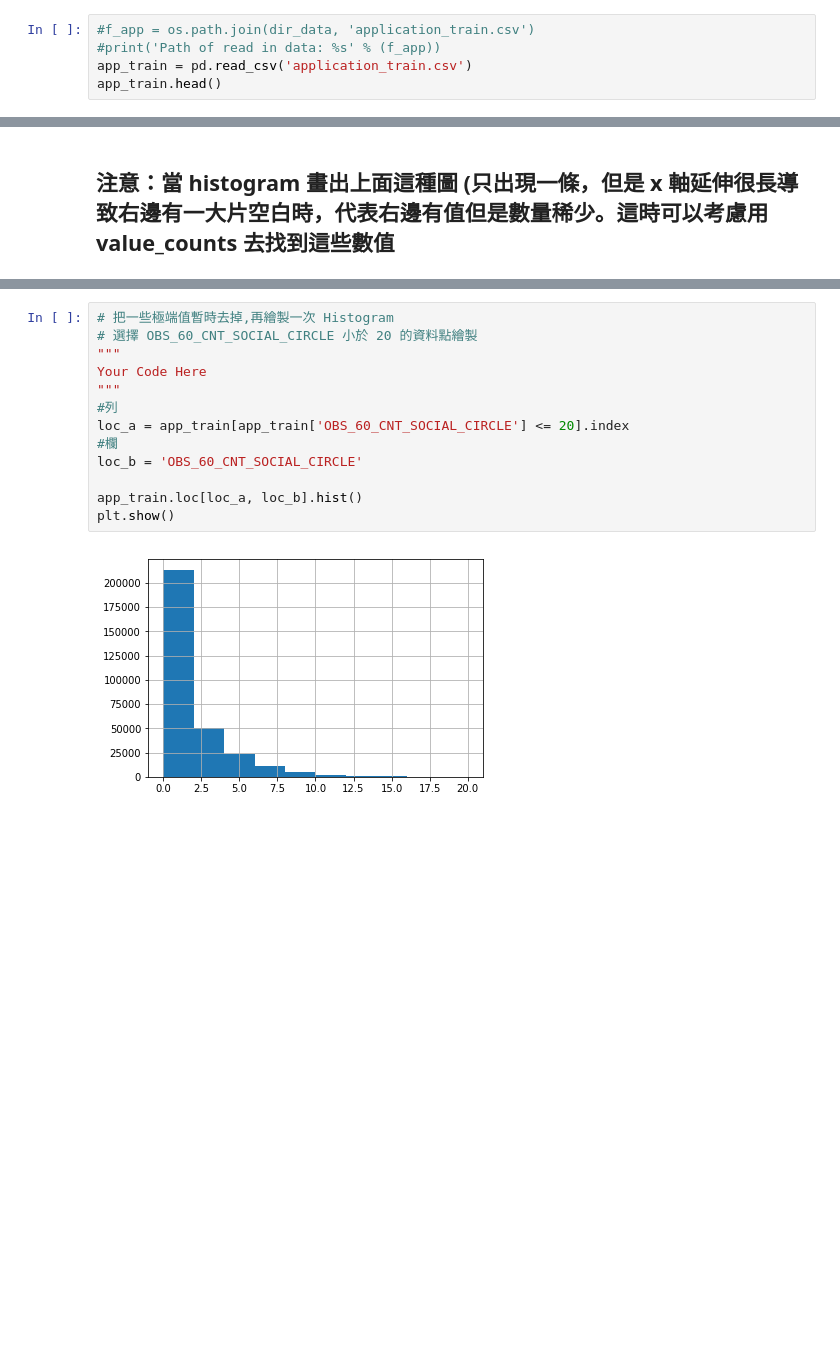
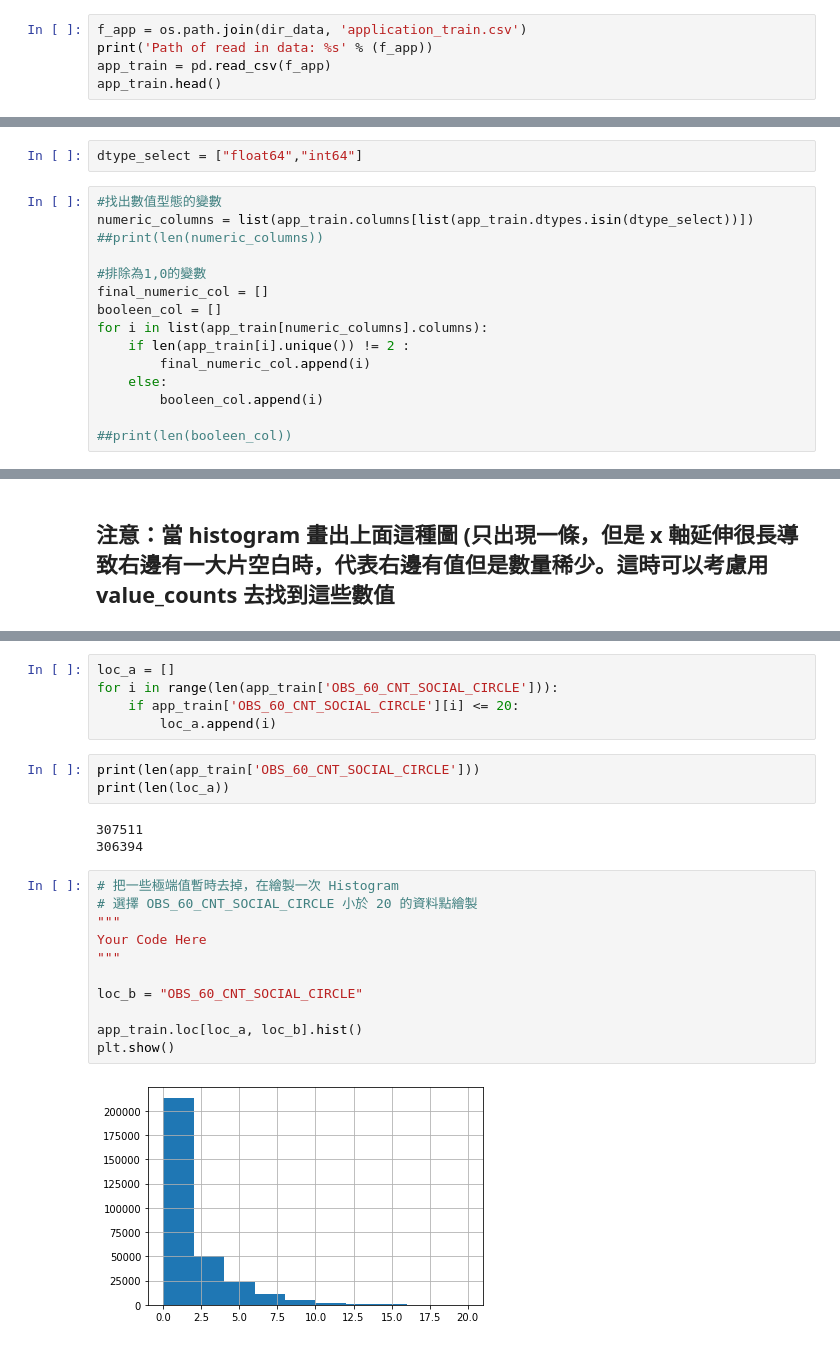
Before and after one commit to hedy0315/3rd-ML-100Days, a Jupyter notebook: homework/Day_009_HW.ipynb, the cells around one changed output, grey strips where cells are left out. Cells and saved outputs as stored; diff of their text form; blank space fills up the shorter version.

```diff
--- a/homework/Day_009_HW.ipynb
+++ b/homework/Day_009_HW.ipynb
@@ -24,6 +24,6 @@ import matplotlib.pyplot as plt
 # %%
-#f_app = os.path.join(dir_data, 'application_train.csv')
-#print('Path of read in data: %s' % (f_app))
-app_train = pd.read_csv('application_train.csv')
+f_app = os.path.join(dir_data, 'application_train.csv')
+print('Path of read in data: %s' % (f_app))
+app_train = pd.read_csv(f_app)
 app_train.head()
 # %% [output]
@@ -38,0 +56,17 @@ app_train.head()
+# %%
+dtype_select = ["float64","int64"]
+# %%
+#找出數值型態的變數
+numeric_columns = list(app_train.columns[list(app_train.dtypes.isin(dtype_select))])
+##print(len(numeric_columns))
+
+#排除為1,0的變數
+final_numeric_col = []
+booleen_col = []
+for i in list(app_train[numeric_columns].columns):
+    if len(app_train[i].unique()) != 2 :
+        final_numeric_col.append(i)
+    else:
+        booleen_col.append(i)
+
+##print(len(booleen_col))
@@ -231,15 +273,24 @@ Name: OBS_60_CNT_SOCIAL_CIRCLE, dtype: int64
+# %%
+loc_a = []
+for i in range(len(app_train['OBS_60_CNT_SOCIAL_CIRCLE'])):
+    if app_train['OBS_60_CNT_SOCIAL_CIRCLE'][i] <= 20:
+        loc_a.append(i)
+# %%
+print(len(app_train['OBS_60_CNT_SOCIAL_CIRCLE']))
+print(len(loc_a))
+# %% [output]
+307511
+306394
 # %%
-# 把一些極端值暫時去掉,再繪製一次 Histogram
+# 把一些極端值暫時去掉，在繪製一次 Histogram
 # 選擇 OBS_60_CNT_SOCIAL_CIRCLE 小於 20 的資料點繪製
 """
 Your Code Here
 """
-#列
-loc_a = app_train[app_train['OBS_60_CNT_SOCIAL_CIRCLE'] <= 20].index
-#欄
-loc_b = 'OBS_60_CNT_SOCIAL_CIRCLE'
+
+loc_b = "OBS_60_CNT_SOCIAL_CIRCLE"
 
 app_train.loc[loc_a, loc_b].hist()
 plt.show()
 # %% [output]
-[figure, old version]
+[figure, new version]
```
Also changed, not shown: parts of 11 cells of this notebook.
